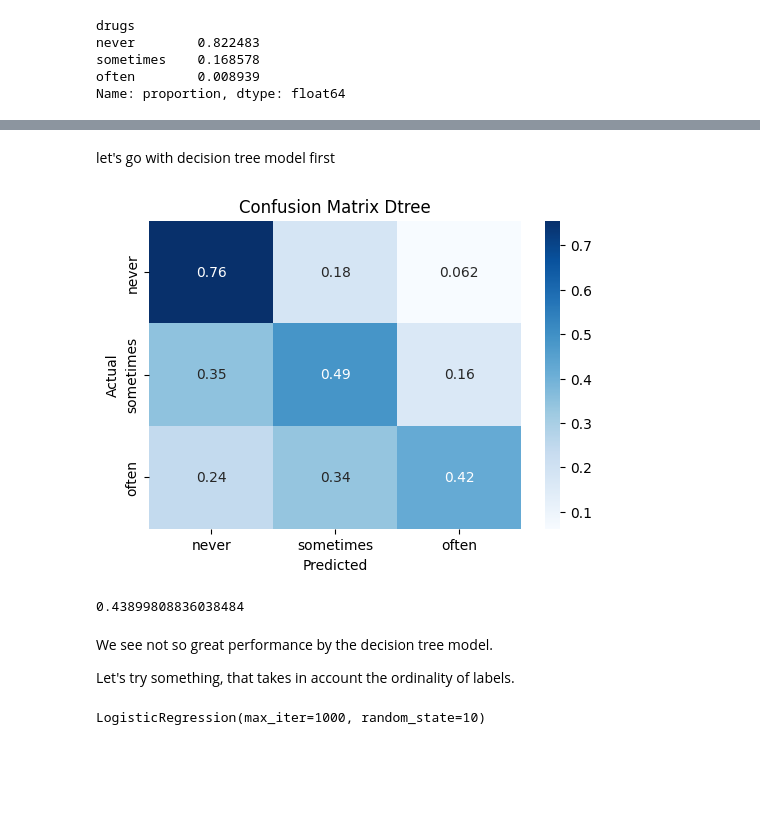
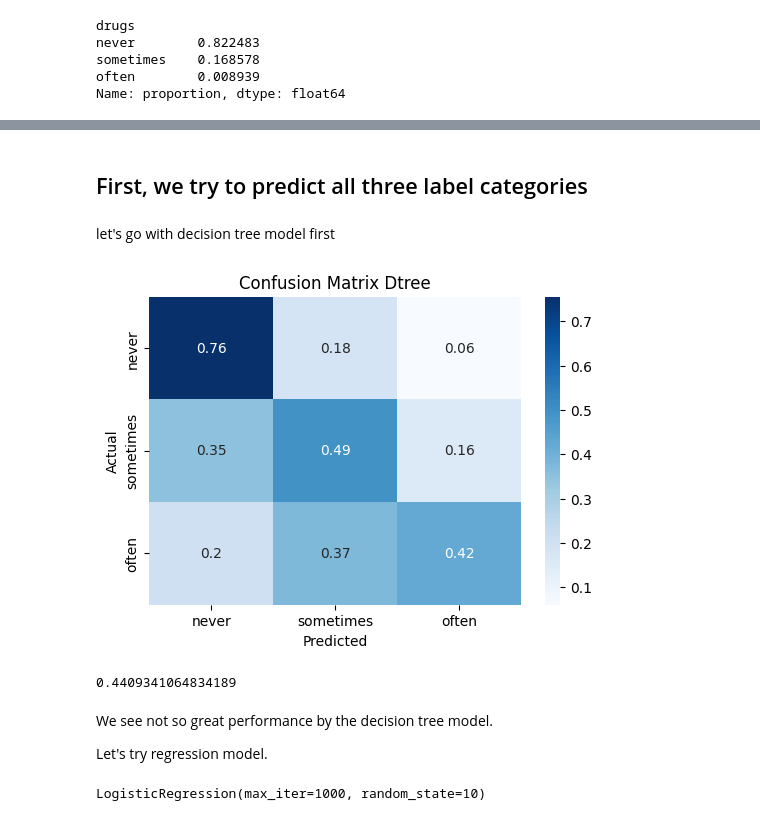
Before and after one commit to VasStach/OKCupid-Date-A-Scientist, a Jupyter notebook: date-a-scientist.ipynb, the cells around one changed output, grey strips where cells are left out. Drawn from its saved outputs; the diff is of its cells as text; code cells hidden in the pictures; blank space fills up the shorter version.

```diff
--- a/date-a-scientist.ipynb
+++ b/date-a-scientist.ipynb
@@ -95,34 +95,40 @@ education_buckets
  'ph.d program': 'Ph.D',
  'dropped out of law school': 'lower',
  'med school': 'high_school'}
+# %% [markdown]
+## First, we try to predict all three label categories
 # %% [markdown]
 let's go with decision tree model first
 # %%
 import matplotlib.pyplot as plt
-from sklearn.metrics import confusion_matrix, f1_score
+from sklearn.metrics import confusion_matrix, f1_score, recall_score, accuracy_score
 import seaborn as sns
 from sklearn.model_selection import train_test_split
 from sklearn.tree import DecisionTreeClassifier
+
+score_dict = {}
 
 x_train, x_test, y_train, y_test = train_test_split(features, labels, test_size=.2, random_state=21)
 dtree = DecisionTreeClassifier(class_weight="balanced", max_depth=10, random_state=10)
 dtree.fit(x_train, y_train)
 
-cm = confusion_matrix(y_test, dtree.predict(x_test), normalize="true")
+cm_dtree = confusion_matrix(y_test, dtree.predict(x_test), normalize="true", labels=['never', 'sometimes', 'often'])
 plt.figure(figsize=(6, 4))
-sns.heatmap(cm, annot=True, fmt='.2g', cmap='Blues', xticklabels=['never', 'sometimes', 'often'], yticklabels=['never', 'sometimes', 'often'])
+sns.heatmap(cm_dtree, annot=True, fmt='.2g', cmap='Blues', xticklabels=['never', 'sometimes', 'often'], yticklabels=['never', 'sometimes', 'often'])
 plt.xlabel('Predicted')
 plt.ylabel('Actual')
 plt.title('Confusion Matrix Dtree')
 plt.show()
+score_dict["f1_dtree"] = f1_score(y_test, dtree.predict(x_test), average="macro")
+score_dict["recalls_dtree"] = recall_score(y_test, dtree.predict(x_test), average=None, labels=['never', 'sometimes', 'often'])
 f1_score(y_test, dtree.predict(x_test), average="macro")
 # %% [output]
-[figure, old version]
+[figure, new version]
-0.43899808836038484
+0.4409341064834189
 # %% [markdown]
 We see not so great performance by the decision tree model.
 
-Let's try something, that takes in account the ordinality of labels.
+Let's try regression model.
 # %%
 from sklearn.preprocessing import StandardScaler
 from sklearn.impute import SimpleImputer
```
Also changed, not shown: parts of 33 cells of this notebook.
